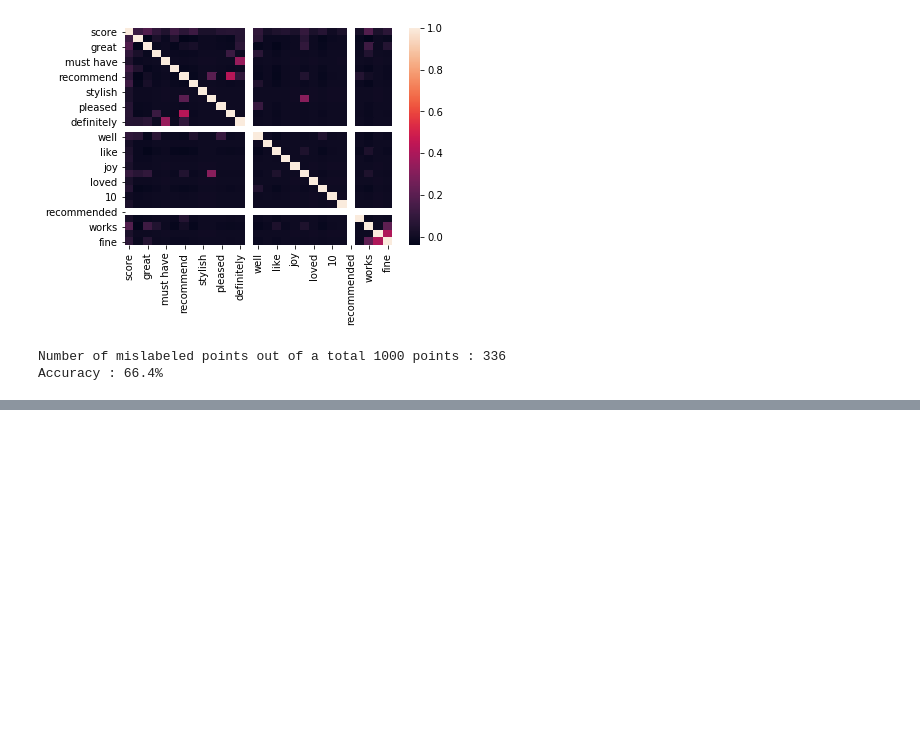
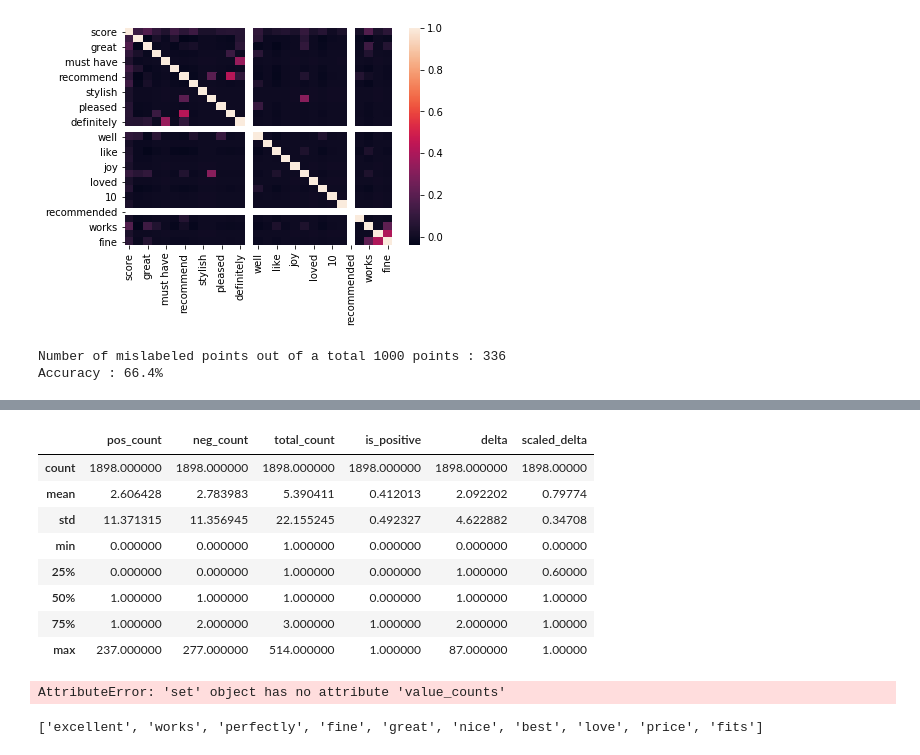
Before and after one commit to AshleyCubed/ThinkfulProjects, a Jupyter notebook: Unit 2-Supervised Learning/Challenges/U2L3P4 Challenge Iterate Classifier.ipynb, the cells around one changed output, grey strips where cells are left out. Saved outputs shown, nothing was run; the diff lists cells and outputs as text; code cells hidden in the pictures; blank space fills up the shorter version.

```diff
--- a/Unit 2-Supervised Learning/Challenges/U2L3P4 Challenge Iterate Classifier.ipynb
+++ b/Unit 2-Supervised Learning/Challenges/U2L3P4 Challenge Iterate Classifier.ipynb
@@ -268,0 +323,16 @@ Specificity: 0.928
+# %%
+words.describe()
+# %% [output]
+|  | pos_count | neg_count | total_count | is_positive | delta | scaled_delta |
+| count | 1898.000000 | 1898.000000 | 1898.000000 | 1898.000000 | 1898.000000 | 1898.00000 |
+| mean | 2.606428 | 2.783983 | 5.390411 | 0.412013 | 2.092202 | 0.79774 |
+| std | 11.371315 | 11.356945 | 22.155245 | 0.492327 | 4.622882 | 0.34708 |
+| min | 0.000000 | 0.000000 | 1.000000 | 0.000000 | 0.000000 | 0.00000 |
+| 25% | 0.000000 | 0.000000 | 1.000000 | 0.000000 | 1.000000 | 0.60000 |
+| 50% | 1.000000 | 1.000000 | 1.000000 | 0.000000 | 1.000000 | 1.00000 |
+| 75% | 1.000000 | 2.000000 | 3.000000 | 1.000000 | 2.000000 | 1.00000 |
+| max | 237.000000 | 277.000000 | 514.000000 | 1.000000 | 87.000000 | 1.00000 |
+# %%
+all_words.value_counts()
+# %% [output]
+AttributeError: 'set' object has no attribute 'value_counts'
@@ -268,0 +345,8 @@ Specificity: 0.928
+# %%
+keywords3 = []
+keywords3 = list(words.loc[((words['pos_count']) > (words['neg_count'])) & (words['total_count'] > 5) &
+                           (words['scaled_delta'] > .8)].index)
+
+print(keywords3)
+# %% [output]
+['excellent', 'works', 'perfectly', 'fine', 'great', 'nice', 'best', 'love', 'price', 'fits']
```
Also changed, not shown: parts of 39 cells of this notebook.
